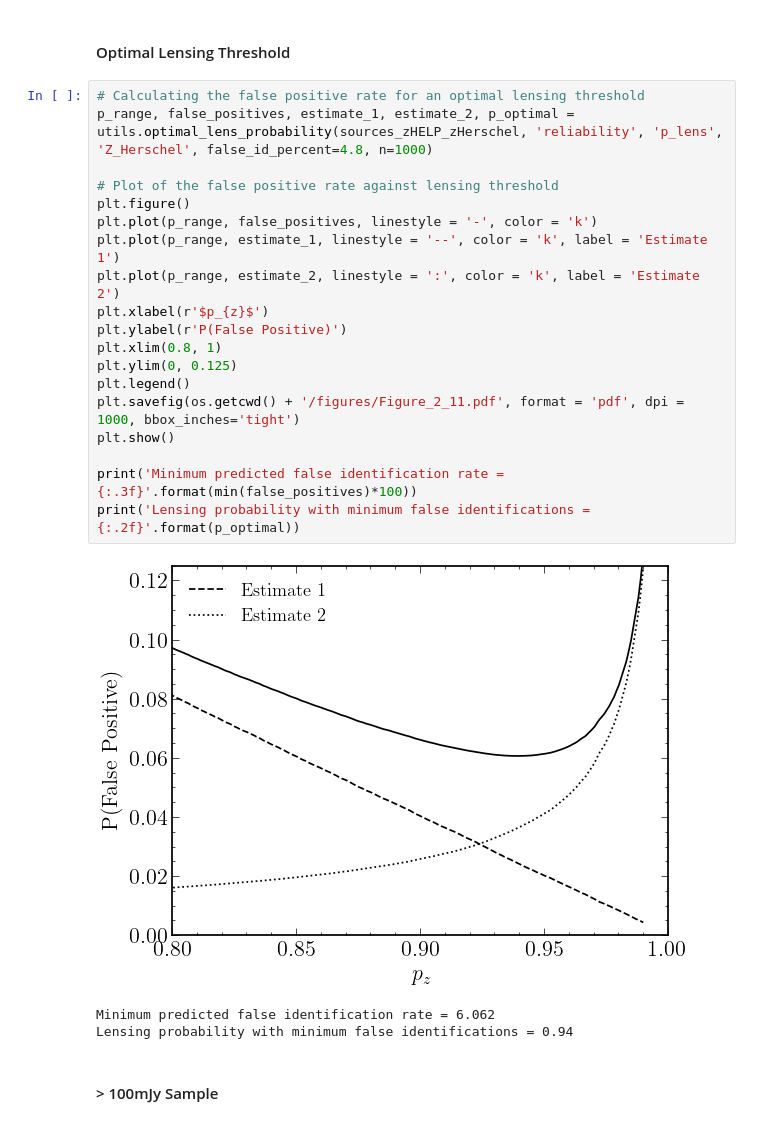
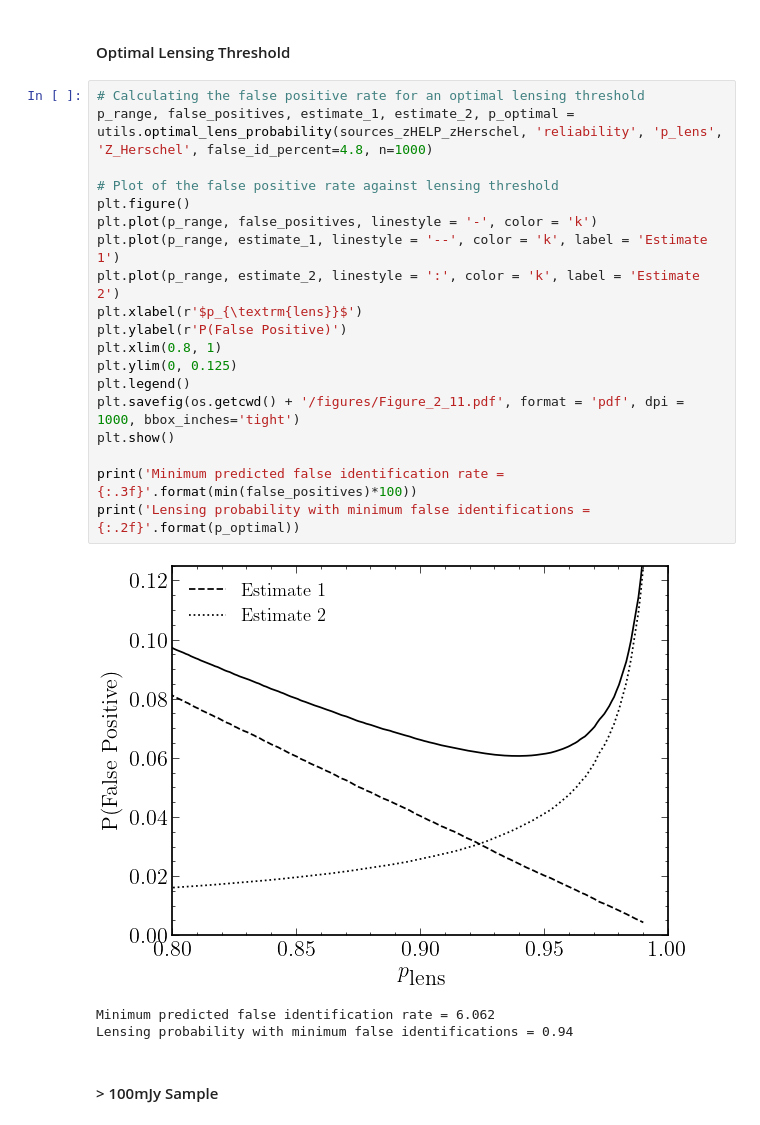
Before and after one commit to BradleyAWard/Thesis-Chapter-2-HATLAS, a Jupyter notebook: results.ipynb, the cells around one changed output. Saved outputs shown, nothing was run; the diff lists cells and outputs as text.

```diff
--- a/results.ipynb
+++ b/results.ipynb
@@ -163,24 +163,24 @@ Minimum useful lensing probability = 0.578
 # %%
 # Calculating the false positive rate for an optimal lensing threshold
 p_range, false_positives, estimate_1, estimate_2, p_optimal = utils.optimal_lens_probability(sources_zHELP_zHerschel, 'reliability', 'p_lens', 'Z_Herschel', false_id_percent=4.8, n=1000)
 
 # Plot of the false positive rate against lensing threshold
 plt.figure()
 plt.plot(p_range, false_positives, linestyle = '-', color = 'k')
 plt.plot(p_range, estimate_1, linestyle = '--', color = 'k', label = 'Estimate 1')
 plt.plot(p_range, estimate_2, linestyle = ':', color = 'k', label = 'Estimate 2')
-plt.xlabel(r'$p_{z}$')
+plt.xlabel(r'$p_{\textrm{lens}}$')
 plt.ylabel(r'P(False Positive)')
 plt.xlim(0.8, 1)
 plt.ylim(0, 0.125)
 plt.legend()
 plt.savefig(os.getcwd() + '/figures/Figure_2_11.pdf', format = 'pdf', dpi = 1000, bbox_inches='tight')
 plt.show()
 
 print('Minimum predicted false identification rate = {:.3f}'.format(min(false_positives)*100))
 print('Lensing probability with minimum false identifications = {:.2f}'.format(p_optimal))
 # %% [output]
-[figure, old version]
+[figure, new version]
 Minimum predicted false identification rate = 6.062
 Lensing probability with minimum false identifications = 0.94
 # %% [markdown]
```
Also changed, not shown: 2 other files.
